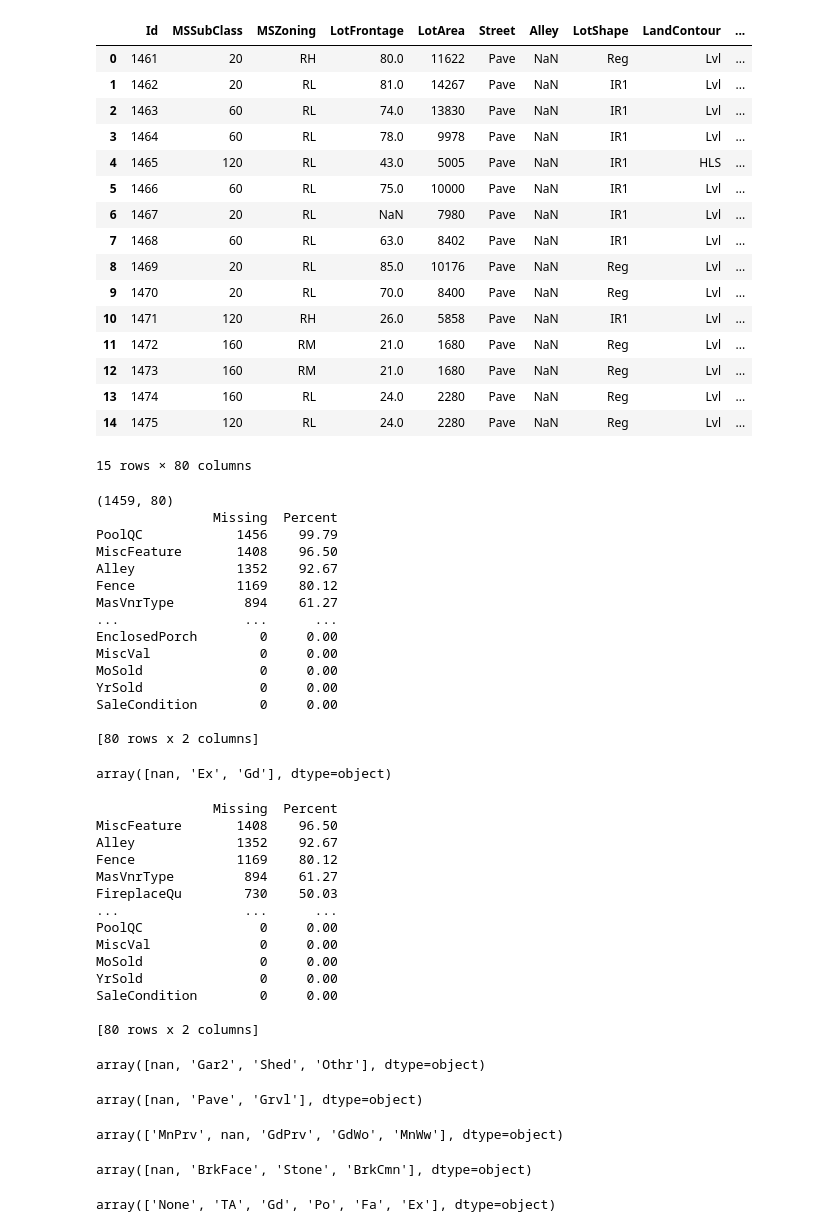
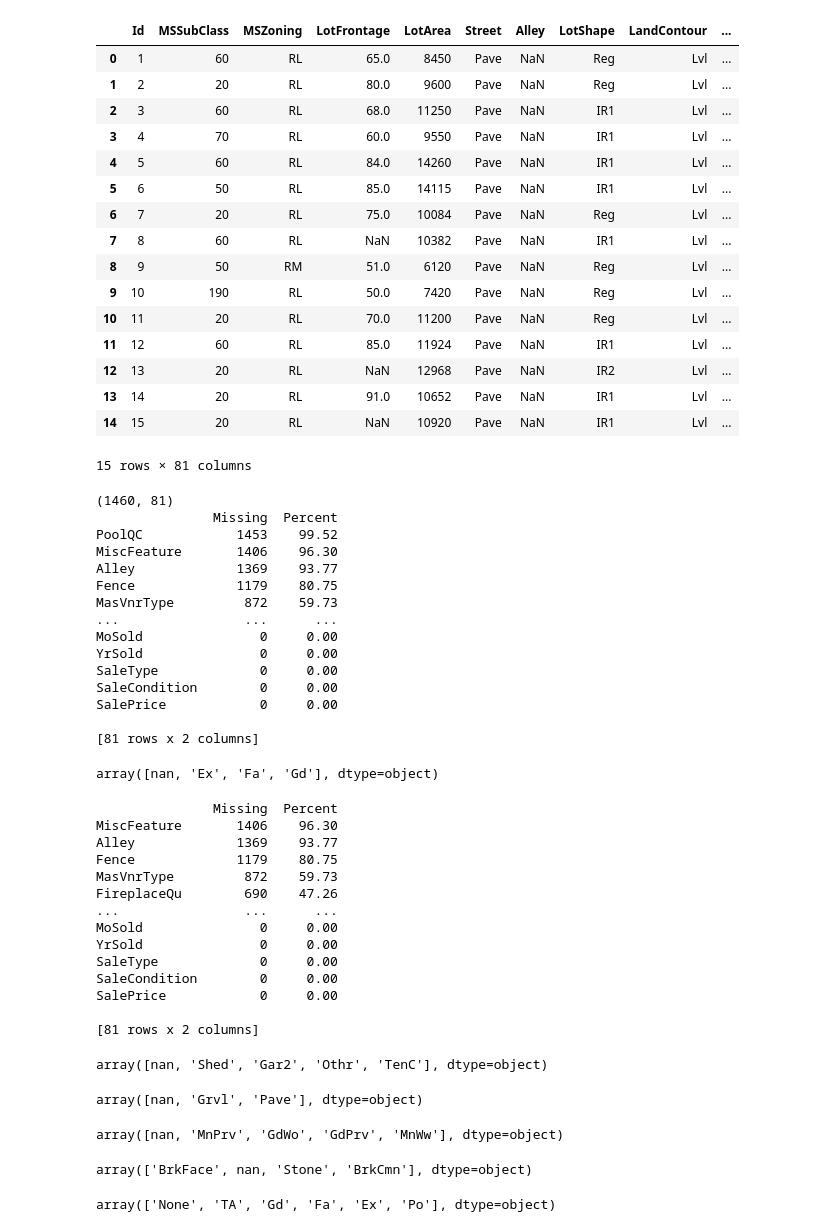
Before and after one commit to gayatrikam/estate-anomaly-detector, a Jupyter notebook: preprocessing/cleaning.ipynb, the cells around one changed output. Drawn from its saved outputs; the diff is of its cells as text; code cells hidden in the pictures.

```diff
--- a/preprocessing/cleaning.ipynb
+++ b/preprocessing/cleaning.ipynb
@@ -1,27 +1,27 @@
 # %%
 import pandas as pd
 import numpy as np
 
-df = pd.read_csv("../data/test.csv")
+df = pd.read_csv("../data/train.csv")
 df.head(15)
 # %% [output]
 |  | Id | MSSubClass | MSZoning | LotFrontage | LotArea | Street | Alley | LotShape | LandContour | ... |
-| 0 | 1461 | 20 | RH | 80.0 | 11622 | Pave | NaN | Reg | Lvl | ... |
-| 1 | 1462 | 20 | RL | 81.0 | 14267 | Pave | NaN | IR1 | Lvl | ... |
-| 2 | 1463 | 60 | RL | 74.0 | 13830 | Pave | NaN | IR1 | Lvl | ... |
-| 3 | 1464 | 60 | RL | 78.0 | 9978 | Pave | NaN | IR1 | Lvl | ... |
-| 4 | 1465 | 120 | RL | 43.0 | 5005 | Pave | NaN | IR1 | HLS | ... |
-| 5 | 1466 | 60 | RL | 75.0 | 10000 | Pave | NaN | IR1 | Lvl | ... |
-| 6 | 1467 | 20 | RL | NaN | 7980 | Pave | NaN | IR1 | Lvl | ... |
-| 7 | 1468 | 60 | RL | 63.0 | 8402 | Pave | NaN | IR1 | Lvl | ... |
-| 8 | 1469 | 20 | RL | 85.0 | 10176 | Pave | NaN | Reg | Lvl | ... |
-| 9 | 1470 | 20 | RL | 70.0 | 8400 | Pave | NaN | Reg | Lvl | ... |
-| 10 | 1471 | 120 | RH | 26.0 | 5858 | Pave | NaN | IR1 | Lvl | ... |
-| 11 | 1472 | 160 | RM | 21.0 | 1680 | Pave | NaN | Reg | Lvl | ... |
-| 12 | 1473 | 160 | RM | 21.0 | 1680 | Pave | NaN | Reg | Lvl | ... |
-| 13 | 1474 | 160 | RL | 24.0 | 2280 | Pave | NaN | Reg | Lvl | ... |
-| 14 | 1475 | 120 | RL | 24.0 | 2280 | Pave | NaN | Reg | Lvl | ... |
+| 0 | 1 | 60 | RL | 65.0 | 8450 | Pave | NaN | Reg | Lvl | ... |
+| 1 | 2 | 20 | RL | 80.0 | 9600 | Pave | NaN | Reg | Lvl | ... |
+| 2 | 3 | 60 | RL | 68.0 | 11250 | Pave | NaN | IR1 | Lvl | ... |
+| 3 | 4 | 70 | RL | 60.0 | 9550 | Pave | NaN | IR1 | Lvl | ... |
+| 4 | 5 | 60 | RL | 84.0 | 14260 | Pave | NaN | IR1 | Lvl | ... |
+| 5 | 6 | 50 | RL | 85.0 | 14115 | Pave | NaN | IR1 | Lvl | ... |
+| 6 | 7 | 20 | RL | 75.0 | 10084 | Pave | NaN | Reg | Lvl | ... |
+| 7 | 8 | 60 | RL | NaN | 10382 | Pave | NaN | IR1 | Lvl | ... |
+| 8 | 9 | 50 | RM | 51.0 | 6120 | Pave | NaN | Reg | Lvl | ... |
+| 9 | 10 | 190 | RL | 50.0 | 7420 | Pave | NaN | Reg | Lvl | ... |
+| 10 | 11 | 20 | RL | 70.0 | 11200 | Pave | NaN | Reg | Lvl | ... |
+| 11 | 12 | 60 | RL | 85.0 | 11924 | Pave | NaN | IR1 | Lvl | ... |
+| 12 | 13 | 20 | RL | NaN | 12968 | Pave | NaN | IR2 | Lvl | ... |
+| 13 | 14 | 20 | RL | 91.0 | 10652 | Pave | NaN | IR1 | Lvl | ... |
+| 14 | 15 | 20 | RL | NaN | 10920 | Pave | NaN | IR1 | Lvl | ... |
-15 rows × 80 columns
+15 rows × 81 columns
 # %%
 print(df.shape)
 print(pd.DataFrame({
@@ -29,25 +29,25 @@ print(pd.DataFrame({
     'Percent': (df.isnull().sum() / len(df) * 100).round(2)
 }).sort_values('Missing', ascending=False))
 # %% [output]
-(1459, 80)
+(1460, 81)
                Missing  Percent
-PoolQC            1456    99.79
-MiscFeature       1408    96.50
-Alley             1352    92.67
-Fence             1169    80.12
-MasVnrType         894    61.27
+PoolQC            1453    99.52
+MiscFeature       1406    96.30
+Alley             1369    93.77
+Fence             1179    80.75
+MasVnrType         872    59.73
 ...                ...      ...
-EnclosedPorch        0     0.00
-MiscVal              0     0.00
 MoSold               0     0.00
 YrSold               0     0.00
+SaleType             0     0.00
 SaleCondition        0     0.00
+SalePrice            0     0.00
 
-[80 rows x 2 columns]
+[81 rows x 2 columns]
 # %%
 df['PoolQC'].unique()
 # %% [output]
-array([nan, 'Ex', 'Gd'], dtype=object)
+array([nan, 'Ex', 'Fa', 'Gd'], dtype=object)
 # %%
 df['PoolQC'] = df['PoolQC'].fillna('None')
 pool_mapping = {'None': 0, 'Fa': 1, 'TA': 2, 'Gd': 3, 'Ex': 4}
@@ -58,40 +58,40 @@ print(pd.DataFrame({
 }).sort_values('Missing', ascending=False))
 # %% [output]
                Missing  Percent
-MiscFeature       1408    96.50
-Alley             1352    92.67
-Fence             1169    80.12
-MasVnrType         894    61.27
-FireplaceQu        730    50.03
+MiscFeature       1406    96.30
+Alley             1369    93.77
+Fence             1179    80.75
+MasVnrType         872    59.73
+FireplaceQu        690    47.26
 ...                ...      ...
-PoolQC               0     0.00
-MiscVal              0     0.00
 MoSold               0     0.00
 YrSold               0     0.00
+SaleType             0     0.00
 SaleCondition        0     0.00
+SalePrice            0     0.00
 
-[80 rows x 2 columns]
+[81 rows x 2 columns]
 # %%
 df['MiscFeature'].unique()
 # %% [output]
-array([nan, 'Gar2', 'Shed', 'Othr'], dtype=object)
+array([nan, 'Shed', 'Gar2', 'Othr', 'TenC'], dtype=object)
 # %%
 df['Alley'].unique()
 # %% [output]
-array([nan, 'Pave', 'Grvl'], dtype=object)
+array([nan, 'Grvl', 'Pave'], dtype=object)
 # %%
 df['Fence'].unique()
 # %% [output]
-array(['MnPrv', nan, 'GdPrv', 'GdWo', 'MnWw'], dtype=object)
+array([nan, 'MnPrv', 'GdWo', 'GdPrv', 'MnWw'], dtype=object)
 # %%
 df['MasVnrType'].unique()
 # %% [output]
-array([nan, 'BrkFace', 'Stone', 'BrkCmn'], dtype=object)
+array(['BrkFace', nan, 'Stone', 'BrkCmn'], dtype=object)
 # %%
 df['FireplaceQu'] = df['FireplaceQu'].fillna('None')
 df['FireplaceQu'].unique()
 # %% [output]
-array(['None', 'TA', 'Gd', 'Po', 'Fa', 'Ex'], dtype=object)
+array(['None', 'TA', 'Gd', 'Fa', 'Ex', 'Po'], dtype=object)
 # %%
 fp_mapping = {'None': 0, 'Po': 1, 'Fa': 2, 'TA': 3, 'Gd': 4, 'Ex': 5}
 df['FireplaceQu'] = df['FireplaceQu'].map(fp_mapping)
```
Also changed, not shown: parts of 10 cells of this notebook.
